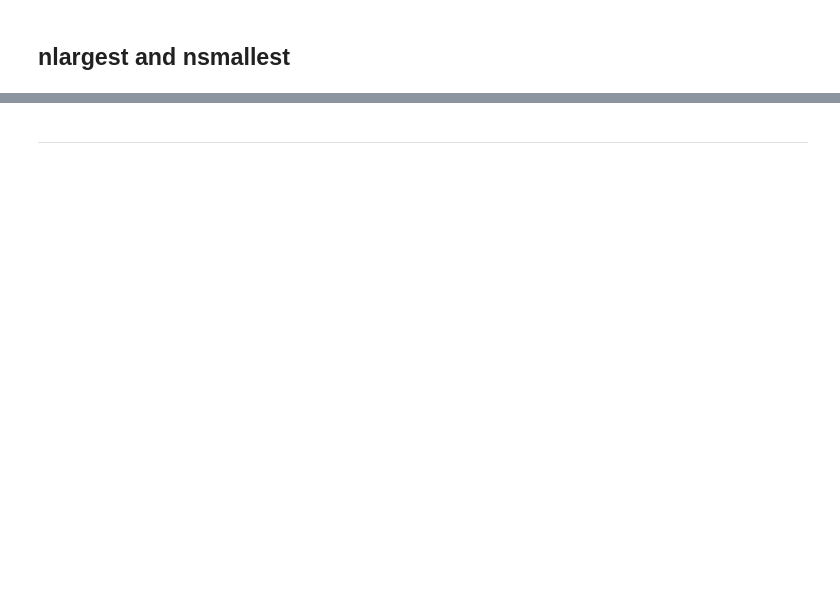
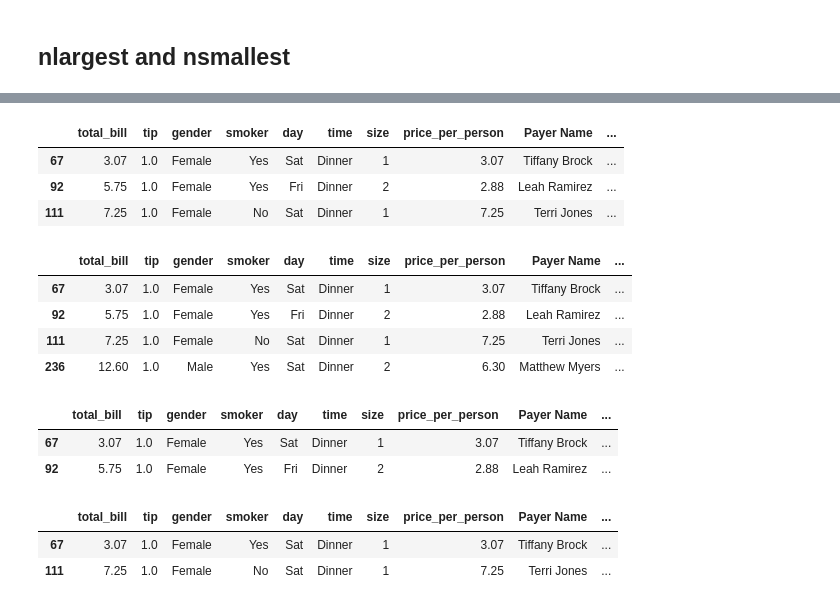
Before and after one commit to NandiniDevLabs/data_analysis_with_python_b9, a Jupyter notebook: 02-pandas/03-Useful-Methods.ipynb, the cells around one changed output, grey strips where cells are left out. Saved outputs shown, nothing was run; the diff lists cells and outputs as text; code cells hidden in the pictures; blank space fills up the shorter version.

```diff
--- a/02-pandas/03-Useful-Methods.ipynb
+++ b/02-pandas/03-Useful-Methods.ipynb
@@ -924,2 +1006,27 @@ df.nlargest(10,'tip').shape
-# %% [markdown]
-----
+# %%
+df.nsmallest(3,'tip')
+# %% [output]
+|  | total_bill | tip | gender | smoker | day | time | size | price_per_person | Payer Name | ... |
+| 67 | 3.07 | 1.0 | Female | Yes | Sat | Dinner | 1 | 3.07 | Tiffany Brock | ... |
+| 92 | 5.75 | 1.0 | Female | Yes | Fri | Dinner | 2 | 2.88 | Leah Ramirez | ... |
+| 111 | 7.25 | 1.0 | Female | No | Sat | Dinner | 1 | 7.25 | Terri Jones | ... |
+# %%
+df.nsmallest(4,'tip')
+# %% [output]
+|  | total_bill | tip | gender | smoker | day | time | size | price_per_person | Payer Name | ... |
+| 67 | 3.07 | 1.0 | Female | Yes | Sat | Dinner | 1 | 3.07 | Tiffany Brock | ... |
+| 92 | 5.75 | 1.0 | Female | Yes | Fri | Dinner | 2 | 2.88 | Leah Ramirez | ... |
+| 111 | 7.25 | 1.0 | Female | No | Sat | Dinner | 1 | 7.25 | Terri Jones | ... |
+| 236 | 12.60 | 1.0 | Male | Yes | Sat | Dinner | 2 | 6.30 | Matthew Myers | ... |
+# %%
+df.nsmallest(2,'tip')
+# %% [output]
+|  | total_bill | tip | gender | smoker | day | time | size | price_per_person | Payer Name | ... |
+| 67 | 3.07 | 1.0 | Female | Yes | Sat | Dinner | 1 | 3.07 | Tiffany Brock | ... |
+| 92 | 5.75 | 1.0 | Female | Yes | Fri | Dinner | 2 | 2.88 | Leah Ramirez | ... |
+# %%
+df.nsmallest(2,['tip','size'])
+# %% [output]
+|  | total_bill | tip | gender | smoker | day | time | size | price_per_person | Payer Name | ... |
+| 67 | 3.07 | 1.0 | Female | Yes | Sat | Dinner | 1 | 3.07 | Tiffany Brock | ... |
+| 111 | 7.25 | 1.0 | Female | No | Sat | Dinner | 1 | 7.25 | Terri Jones | ... |
```
Also changed, not shown: parts of 17 cells of this notebook, 1 other file.
